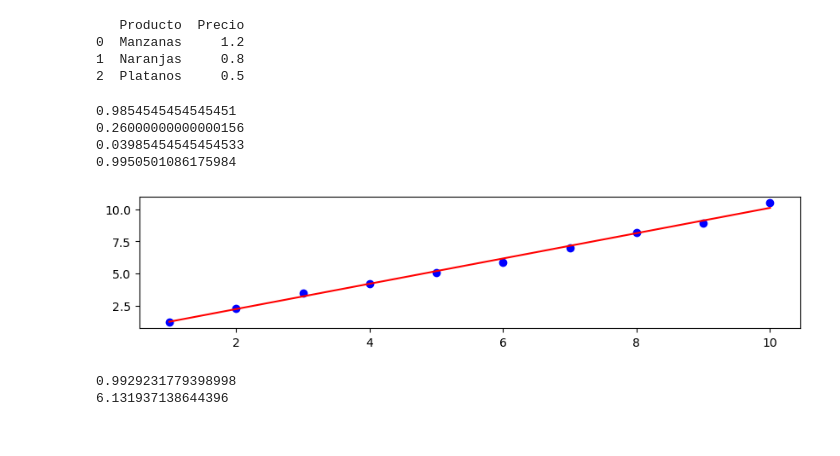
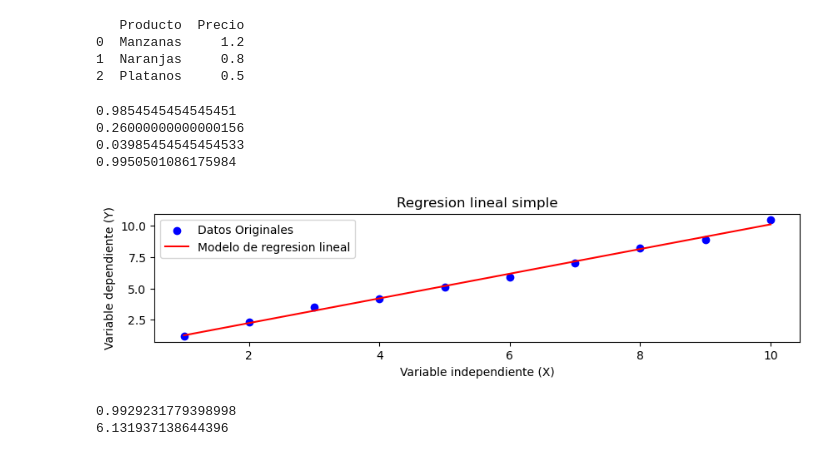
Before and after one commit to vizcardo1199/python-statitics, a Jupyter notebook: MODULO-2/Sesion 15.ipynb, the cells around one changed output. Cells and saved outputs as stored; diff of their text form; code cells hidden in the pictures.

```diff
--- a/MODULO-2/Sesion 15.ipynb
+++ b/MODULO-2/Sesion 15.ipynb
@@ -79,7 +79,6 @@ import matplotlib.pyplot as plt
 from sklearn.linear_model import LinearRegression
 from sklearn.metrics import mean_squared_error, r2_score
 # %%
-
 import numpy as np
 import matplotlib.pyplot as plt
 from sklearn.linear_model import LinearRegression
@@ -95,36 +94,40 @@ modelo = LinearRegression()
 
 #Entrenar el modelo con datos
 modelo.fit(peso , precio)
 
 #Modelo Predictivo
 precio_predic = modelo.predict(peso)
 
 #Evaluar el modelo
 
 #Coeficiente e intercepto del modelo
 coeficiente = modelo.coef_[0][0]
 intercepto = modelo.intercept_[0]
 
 #Metricas de evualuacion
 mse = mean_squared_error(precio,precio_predic)
 r2 = r2_score(precio , precio_predic)
 
 print(coeficiente)
 print(intercepto)
 print(mse)
 print(r2)
 
 #Grafico
 plt.figure(figsize=(10,2))
-plt.scatter(peso , precio , color='blue')
-plt.plot(peso ,precio_predic , color = 'red' )
+plt.scatter(peso , precio , color='blue' , label = 'Datos Originales')
+plt.plot(peso ,precio_predic , color = 'red' ,label='Modelo de regresion lineal')
+plt.title('Regresion lineal simple')
+plt.xlabel('Variable independiente (X)')
+plt.ylabel('Variable dependiente (Y)')
+plt.legend()
 plt.show()
 # %% [output]
 0.9854545454545451
 0.26000000000000156
 0.03985454545454533
 0.9950501086175984
-[figure, old version]
+[figure, new version]
 # %%
 
 import numpy as np
```
Also changed, not shown: parts of 1 cell of this notebook.
